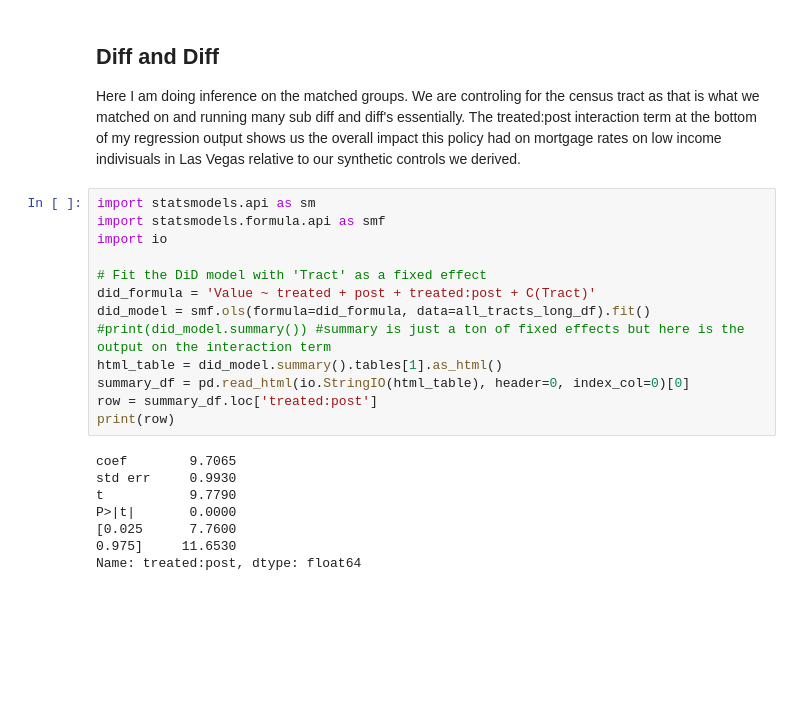
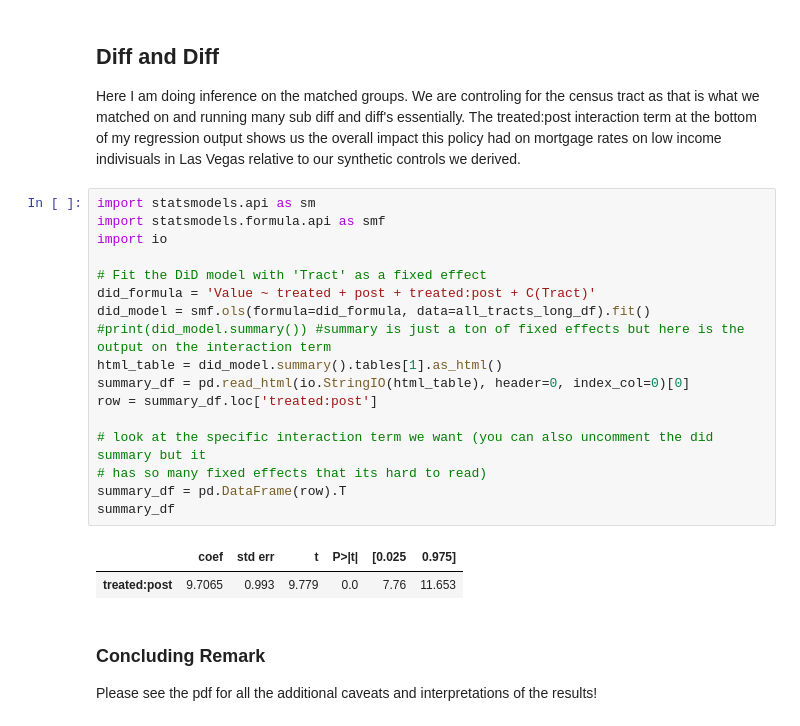
Before and after one commit to annabellasd/Policy-Impact-Homeownership-in-Nevada, a Jupyter notebook: project.ipynb, the cells around one changed output. Saved outputs shown, nothing was run; the diff lists cells and outputs as text; blank space fills up the shorter version.

```diff
--- a/project.ipynb
+++ b/project.ipynb
@@ -293,21 +298,24 @@ Here I am doing inference on the matched groups. We are controling for the censu
 # %%
 import statsmodels.api as sm
 import statsmodels.formula.api as smf
 import io
 
 # Fit the DiD model with 'Tract' as a fixed effect
 did_formula = 'Value ~ treated + post + treated:post + C(Tract)'
 did_model = smf.ols(formula=did_formula, data=all_tracts_long_df).fit()
 #print(did_model.summary()) #summary is just a ton of fixed effects but here is the output on the interaction term
 html_table = did_model.summary().tables[1].as_html()
 summary_df = pd.read_html(io.StringIO(html_table), header=0, index_col=0)[0]
 row = summary_df.loc['treated:post']
-print(row)
+
+# look at the specific interaction term we want (you can also uncomment the did summary but it
+# has so many fixed effects that its hard to read)
+summary_df = pd.DataFrame(row).T
+summary_df
 # %% [output]
-coef        9.7065
-std err     0.9930
-t           9.7790
-P>|t|       0.0000
-[0.025      7.7600
-0.975]     11.6530
-Name: treated:post, dtype: float64
+|  | coef | std err | t | P>|t| | [0.025 | 0.975] |
+| treated:post | 9.7065 | 0.993 | 9.779 | 0.0 | 7.76 | 11.653 |
+# %% [markdown]
+### Concluding Remark
+
+Please see the pdf for all the additional caveats and interpretations of the results!
```
Also changed, not shown: parts of 10 cells of this notebook, 1 other file.
